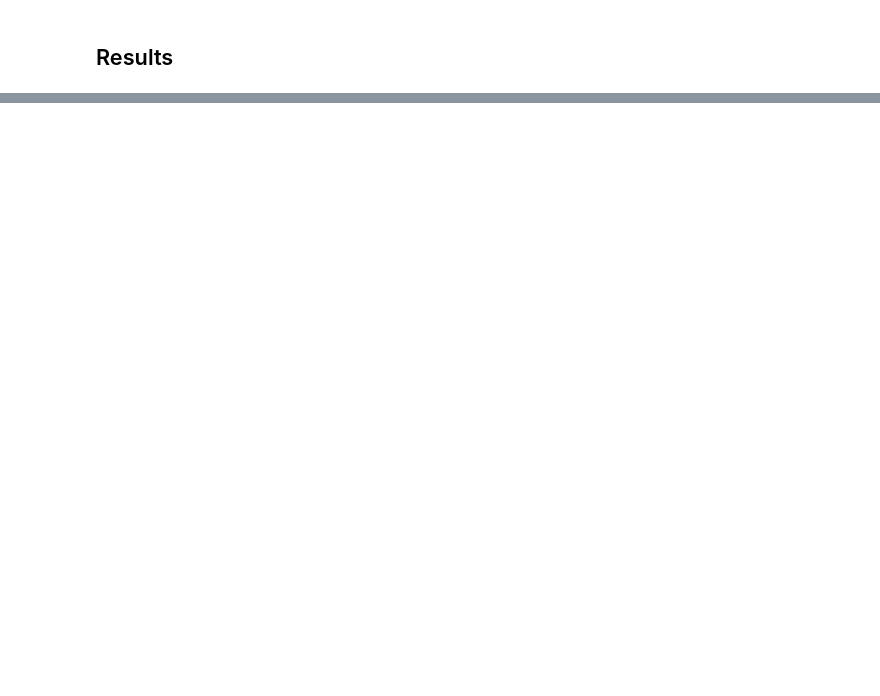
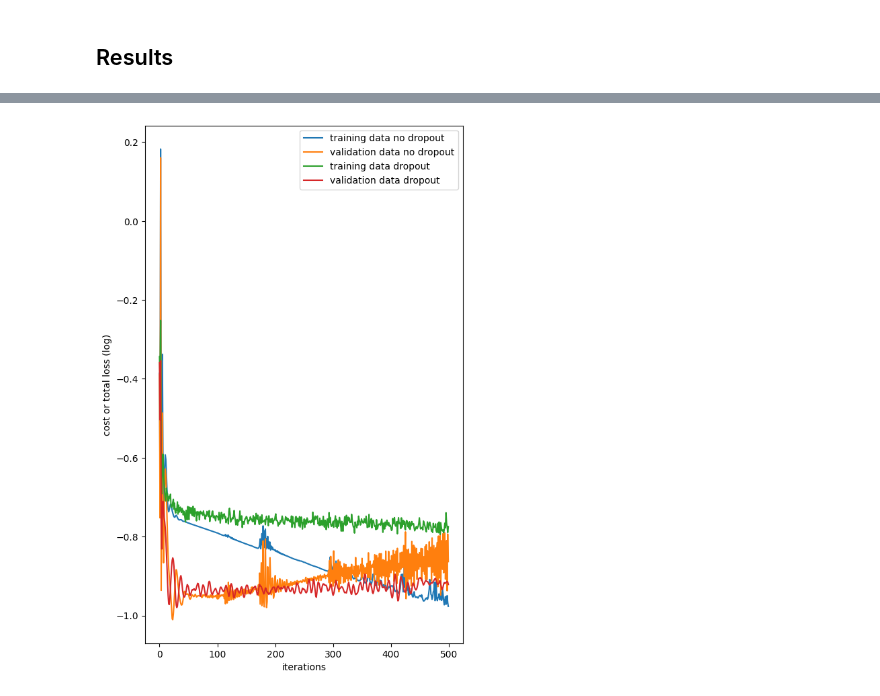
Before and after one commit to cristinagf/ai_ml_study_resources, a Jupyter notebook: module4/3_dropout.ipynb, the cells around one changed output, grey strips where cells are left out. Drawn from its saved outputs; the diff is of its cells as text; code cells hidden in the pictures; blank space fills up the shorter version.

```diff
--- a/module4/3_dropout.ipynb
+++ b/module4/3_dropout.ipynb
@@ -181,0 +166,8 @@ def train(data_set, model, criterion, train_loader, optimizer, epochs=100):
+# %%
+# Initialize the LOSS dictionary to store the loss
+
+LOSS = {}
+LOSS['training data no dropout'] = []
+LOSS['validation data no dropout'] = []
+LOSS['training data dropout'] = []
+LOSS['validation data dropout'] = []
@@ -217,0 +234,14 @@ plot_decision_regions_3class(model, data_set)
+# %%
+# Plot the LOSS (at log scale fpr visualization purposes)
+
+plt.figure(figsize=(6.1, 10))
+def plot_LOSS():
+    for key, value in LOSS.items():
+        plt.plot(np.log(np.array(value)), label=key)
+        plt.legend()
+        plt.xlabel("iterations")
+        plt.ylabel("cost or total loss (log)")
+
+plot_LOSS()
+# %% [output]
+[figure, added]
```
Also changed, not shown: parts of 18 cells of this notebook.
